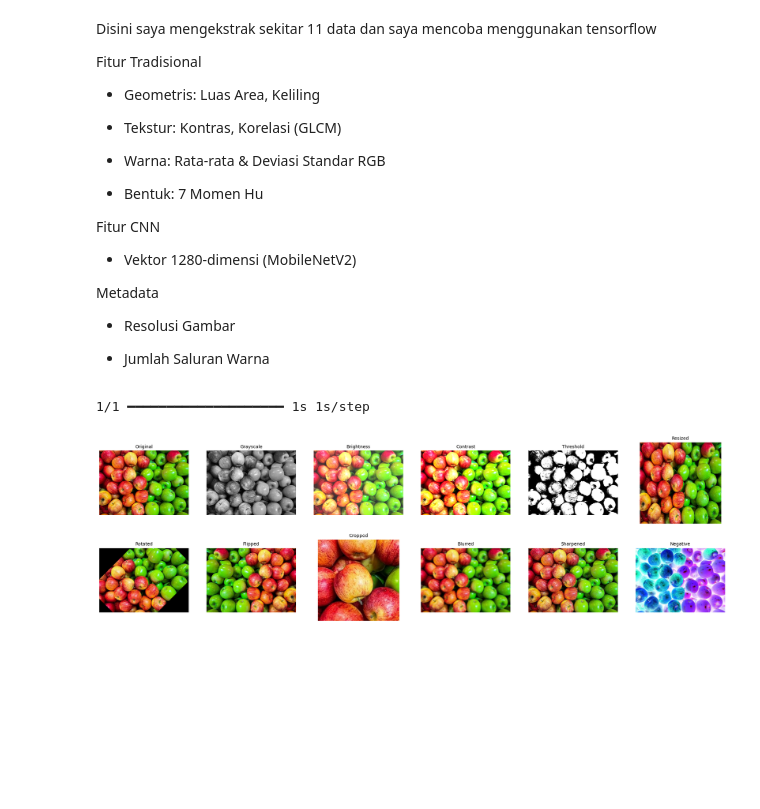
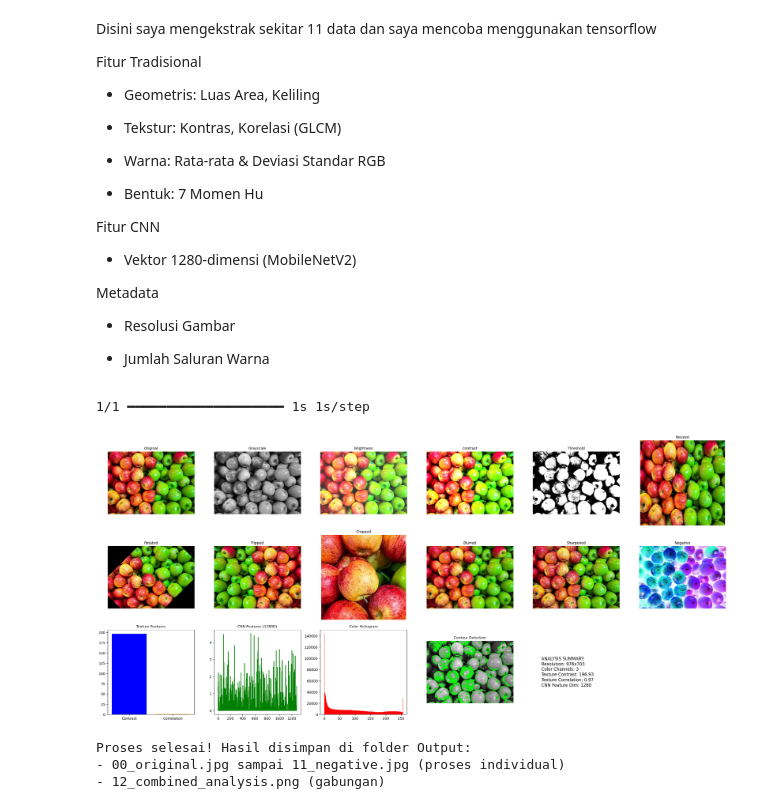
Before and after one commit to ShiroKuro017/Ekstraksi-Fitur-Citra-Lengkap, a Jupyter notebook: Ekstraksi-Fitur-Citra-Lengkap - main.ipynb, the cells around one changed output. Saved outputs shown, nothing was run; the diff lists cells and outputs as text; code cells hidden in the pictures; blank space fills up the shorter version.

```diff
--- a/Ekstraksi-Fitur-Citra-Lengkap - main.ipynb
+++ b/Ekstraksi-Fitur-Citra-Lengkap - main.ipynb
@@ -116,7 +120,7 @@ save_step(negative, "11_negative.jpg")
 # 3. EKSTRAKSI FITUR
 # Fitur Tradisional
 glcm = graycomatrix(gray, [1], [0], symmetric=True, normed=True)
-texture_contrast = graycoprops(glcm, 'contrast')[0,0]  # Diubah nama variabel
+texture_contrast = graycoprops(glcm, 'contrast')[0,0]
 texture_correlation = graycoprops(glcm, 'correlation')[0,0]
 
 # Fitur CNN
@@ -127,40 +131,39 @@ def cnn_features(img):
     return model.predict(np.expand_dims(img, axis=0)).flatten()
 
 cnn_feat = cnn_features(image)
-
-# 4. VISUALISASI KOMBINASI
-plt.figure(figsize=(25,15))
-
-# Operasi Dasar
-steps = [
-    ("Original", original), ("Grayscale", gray),
-    ("Brightness", bright), ("Contrast", contrast_img),  # Gunakan variabel yang benar
-    ("Threshold", thresh), ("Resized", resized)
-]
-for i, (title, img) in enumerate(steps, 1):
-    plt.subplot(4,6,i)
-    if len(img.shape) == 2:  # Gambar grayscale
-        plt.imshow(img, cmap='gray')
-    else:  # Gambar warna
-        plt.imshow(cv2.cvtColor(img, cv2.COLOR_BGR2RGB))
-    plt.title(title, fontsize=10)
-    plt.axis('off')
-
-# Operasi Geometri
-geo_ops = [
-    ("Rotated", rotated), ("Flipped", flipped),
-    ("Cropped", cropped), ("Blurred", blurred),
-    ("Sharpened", sharpened), ("Negative", negative)
-]
-for i, (title, img) in enumerate(geo_ops, 7):
-    plt.subplot(4,6,i)
-    plt.imshow(cv2.cvtColor(img, cv2.COLOR_BGR2RGB))
-    plt.title(title, fontsize=10)
-    plt.axis('off')
 # %% [output]
 1/1 ━━━━━━━━━━━━━━━━━━━━ 1s 1s/step
-[figure, removed]
 # %%
+# 4. VISUALISASI KOMBINASI
+plt.figure(figsize=(25,15))
+
+# Operasi Dasar
+steps = [
+    ("Original", original), ("Grayscale", gray),
+    ("Brightness", bright), ("Contrast", contrast_img),
+    ("Threshold", thresh), ("Resized", resized)
+]
+for i, (title, img) in enumerate(steps, 1):
+    plt.subplot(4,6,i)
+    if len(img.shape) == 2:  # Gambar grayscale
+        plt.imshow(img, cmap='gray')
+    else:  # Gambar warna
+        plt.imshow(cv2.cvtColor(img, cv2.COLOR_BGR2RGB))
+    plt.title(title, fontsize=10)
+    plt.axis('off')
+
+# Operasi Geometri
+geo_ops = [
+    ("Rotated", rotated), ("Flipped", flipped),
+    ("Cropped", cropped), ("Blurred", blurred),
+    ("Sharpened", sharpened), ("Negative", negative)
+]
+for i, (title, img) in enumerate(geo_ops, 7):
+    plt.subplot(4,6,i)
+    plt.imshow(cv2.cvtColor(img, cv2.COLOR_BGR2RGB))
+    plt.title(title, fontsize=10)
+    plt.axis('off')
+
 # Fitur
 plt.subplot(4,6,13)
 plt.bar(['Contrast','Correlation'], [texture_contrast, texture_correlation], color=['blue','orange'])
@@ -170,33 +173,40 @@ plt.subplot(4,6,14)
 plt.plot(cnn_feat, color='green')
 plt.title('CNN Features (1280D)', fontsize=10)
 
+# Perbaikan sintaks untuk menghilangkan warning
 plt.subplot(4,6,15)
-plt.hist(image.ravel(), 256, [0,256], color='red')
+plt.hist(image.ravel(), bins=256, range=(0,256), color='red')  # Diperbaiki di sini
 plt.title('Color Histogram', fontsize=10)
 
 plt.subplot(4,6,16)
 contours, _ = cv2.findContours(thresh, cv2.RETR_TREE, cv2.CHAIN_APPROX_SIMPLE)
 contour_img = cv2.drawContours(cv2.cvtColor(gray, cv2.COLOR_GRAY2RGB), contours, -1, (0,255,0), 2)
 plt.imshow(contour_img)
 plt.title('Contour Detection', fontsize=10)
 plt.axis('off')
 
 # Penjelasan
 plt.subplot(4,6,17)
 plt.text(0.1, 0.5,
          f"ANALYSIS SUMMARY:\n"
          f"Resolution: {original.shape[1]}x{original.shape[0]}\n"
          f"Color Channels: {original.shape[2]}\n"
-         f"Texture Contrast: {texture_contrast:.2f}\n"  # Gunakan variabel yang benar
+         f"Texture Contrast: {texture_contrast:.2f}\n"
          f"Texture Correlation: {texture_correlation:.2f}\n"
          f"CNN Feature Dim: {len(cnn_feat)}",
          fontsize=12, va='center')
 plt.axis('off')
 
 plt.tight_layout()
 plt.savefig(os.path.join(output_dir, "12_combined_analysis.png"), dpi=100)
+plt.show()
 plt.close()
 
 print("Proses selesai! Hasil disimpan di folder Output:")
 print("- 00_original.jpg sampai 11_negative.jpg (proses individual)")
 print("- 12_combined_analysis.png (gabungan)")
+# %% [output]
+[figure, added]
+Proses selesai! Hasil disimpan di folder Output:
+- 00_original.jpg sampai 11_negative.jpg (proses individual)
+- 12_combined_analysis.png (gabungan)
```
Also changed, not shown: parts of 5 cells of this notebook, 1 other file.
